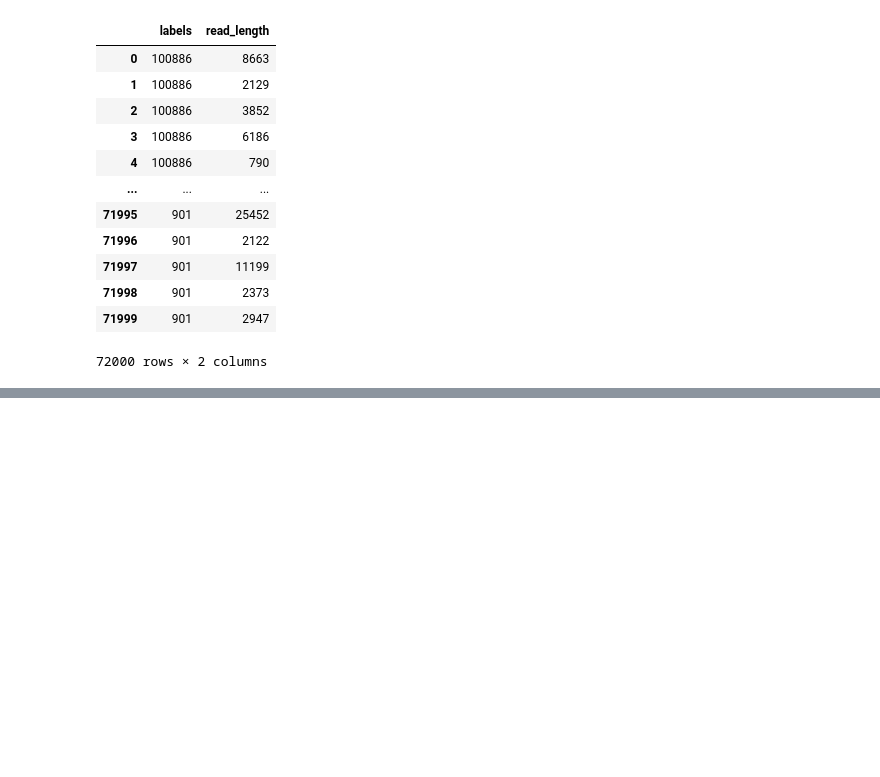
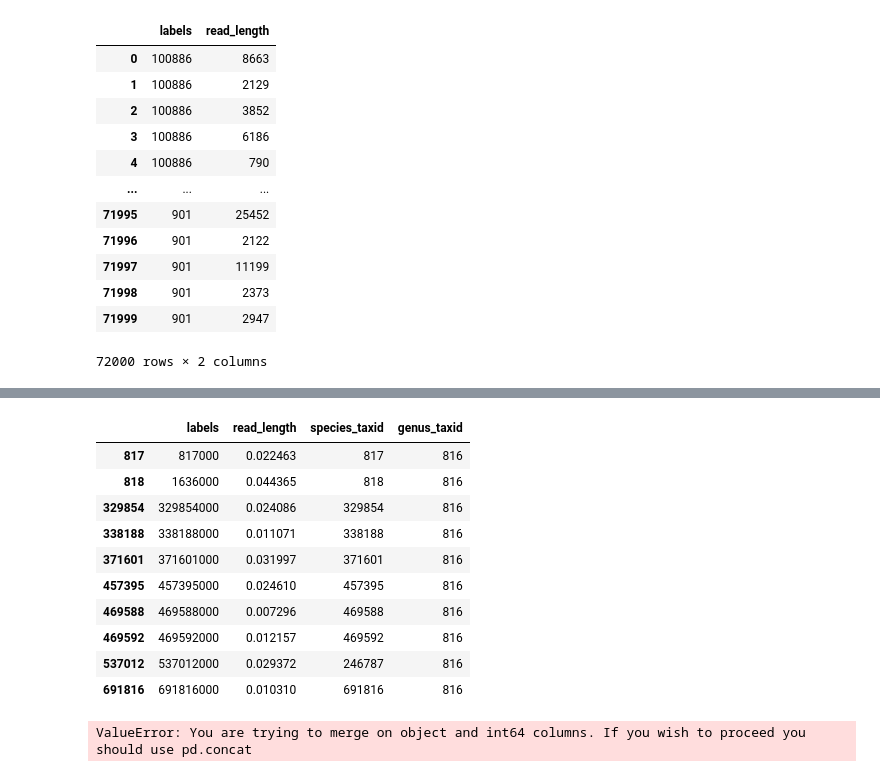
Before and after one commit to GZHoffie/tc-benchmark, a Jupyter notebook: analyzer/analyze_results_sylph.ipynb, the cells around one changed output, grey strips where cells are left out. Cells and saved outputs as stored; diff of their text form; code cells hidden in the pictures; blank space fills up the shorter version.

```diff
--- a/analyzer/analyze_results_sylph.ipynb
+++ b/analyzer/analyze_results_sylph.ipynb
@@ -188,0 +204,18 @@ abundance_df.join()
+# %%
+abundance_df[abundance_df["genus_taxid"] == "816"]
+# %% [output]
+|  | labels | read_length | species_taxid | genus_taxid |
+| 817 | 817000 | 0.022463 | 817 | 816 |
+| 818 | 1636000 | 0.044365 | 818 | 816 |
+| 329854 | 329854000 | 0.024086 | 329854 | 816 |
+| 338188 | 338188000 | 0.011071 | 338188 | 816 |
+| 371601 | 371601000 | 0.031997 | 371601 | 816 |
+| 457395 | 457395000 | 0.024610 | 457395 | 816 |
+| 469588 | 469588000 | 0.007296 | 469588 | 816 |
+| 469592 | 469592000 | 0.012157 | 469592 | 816 |
+| 537012 | 537012000 | 0.029372 | 246787 | 816 |
+| 691816 | 691816000 | 0.010310 | 691816 | 816 |
+# %%
+abundance_df.join(sylph_results, on="species_taxid", how="outer", lsuffix='_gt', rsuffix='_sylph')
+# %% [output]
+ValueError: You are trying to merge on object and int64 columns. If you wish to proceed you should use pd.concat
```
Also changed, not shown: parts of 9 cells of this notebook, 1 other file.
